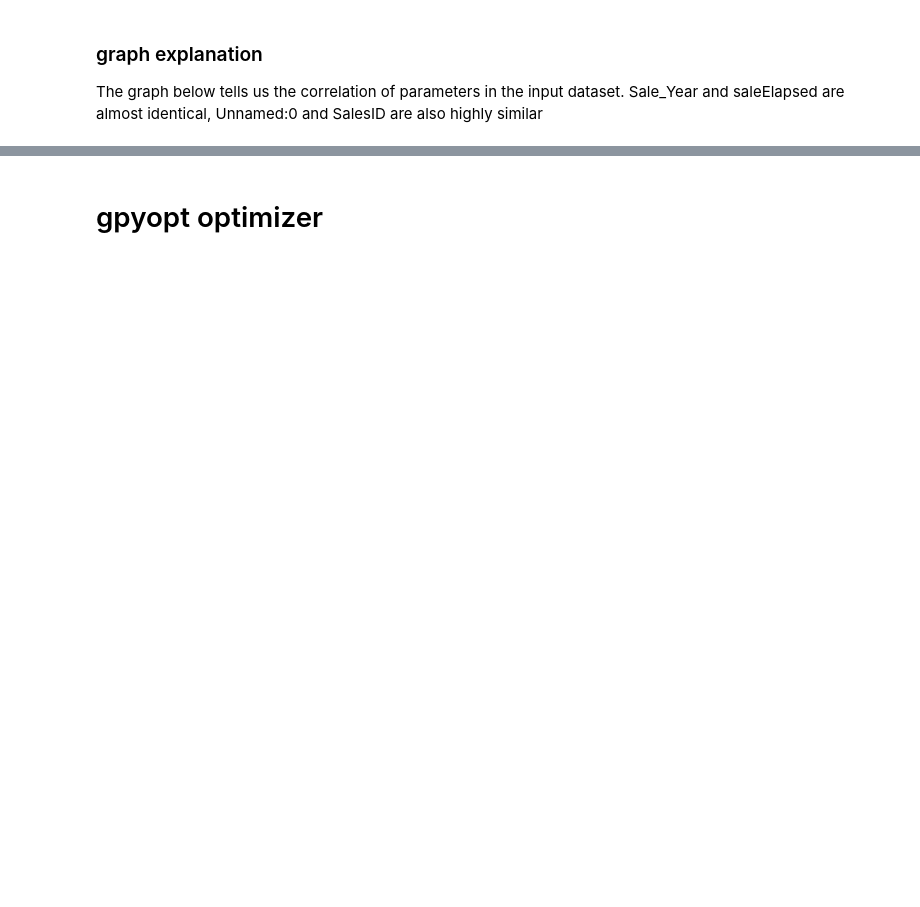
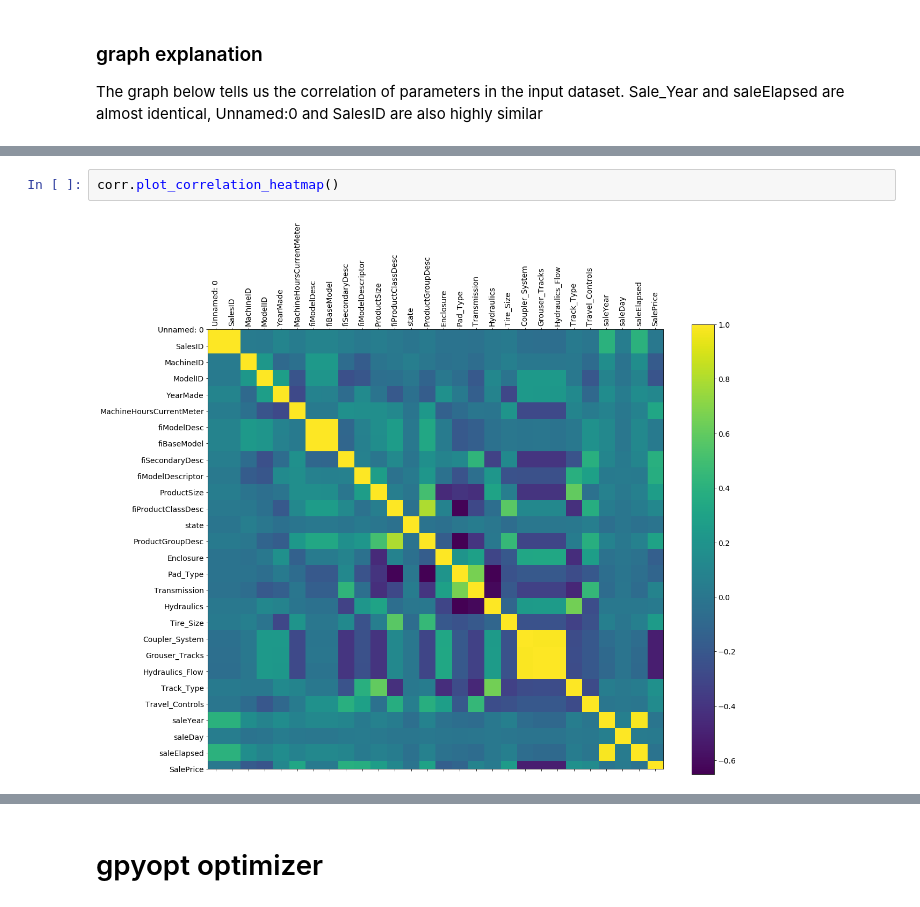
Before and after one commit to dangraf/autoforest, a Jupyter notebook: 00_core.ipynb, the cells around one changed output, grey strips where cells are left out. Cells and saved outputs as stored; diff of their text form; blank space fills up the shorter version.

```diff
--- a/00_core.ipynb
+++ b/00_core.ipynb
@@ -245,0 +297,4 @@ get_pairs(df_pruned)
+# %%
+corr.plot_correlation_heatmap()
+# %% [output]
+[figure, added]
```
Also changed, not shown: parts of 38 cells of this notebook, 5 other files.
